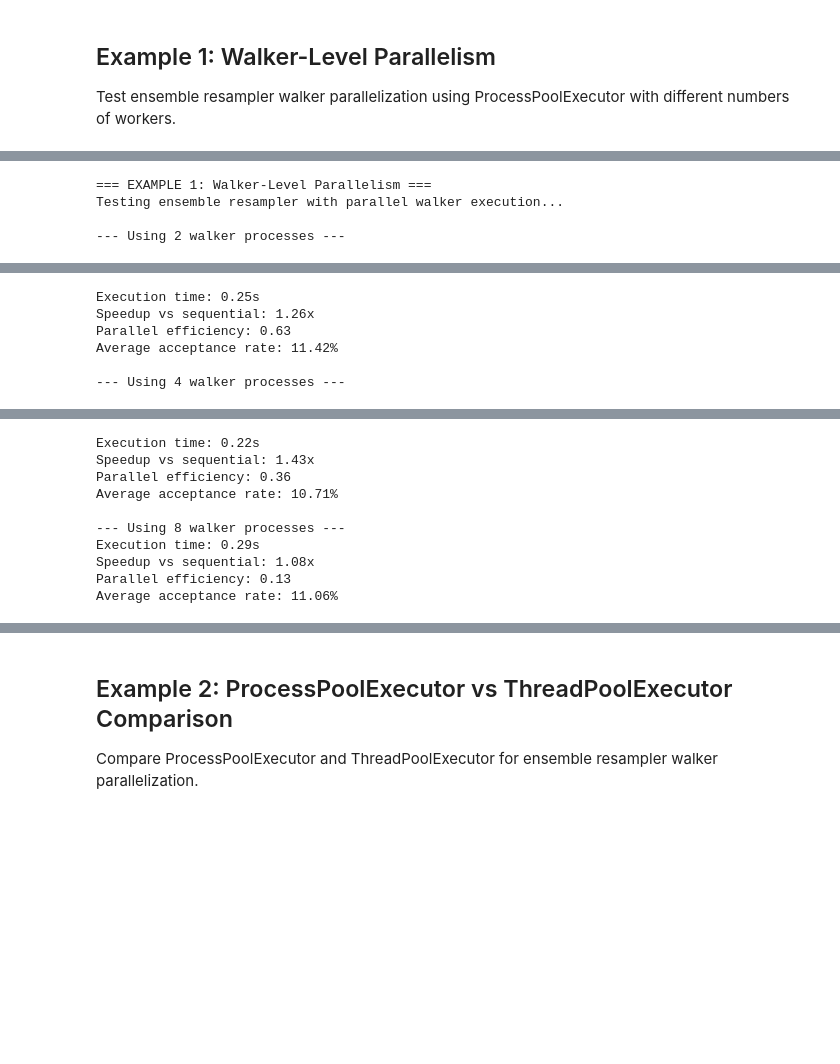
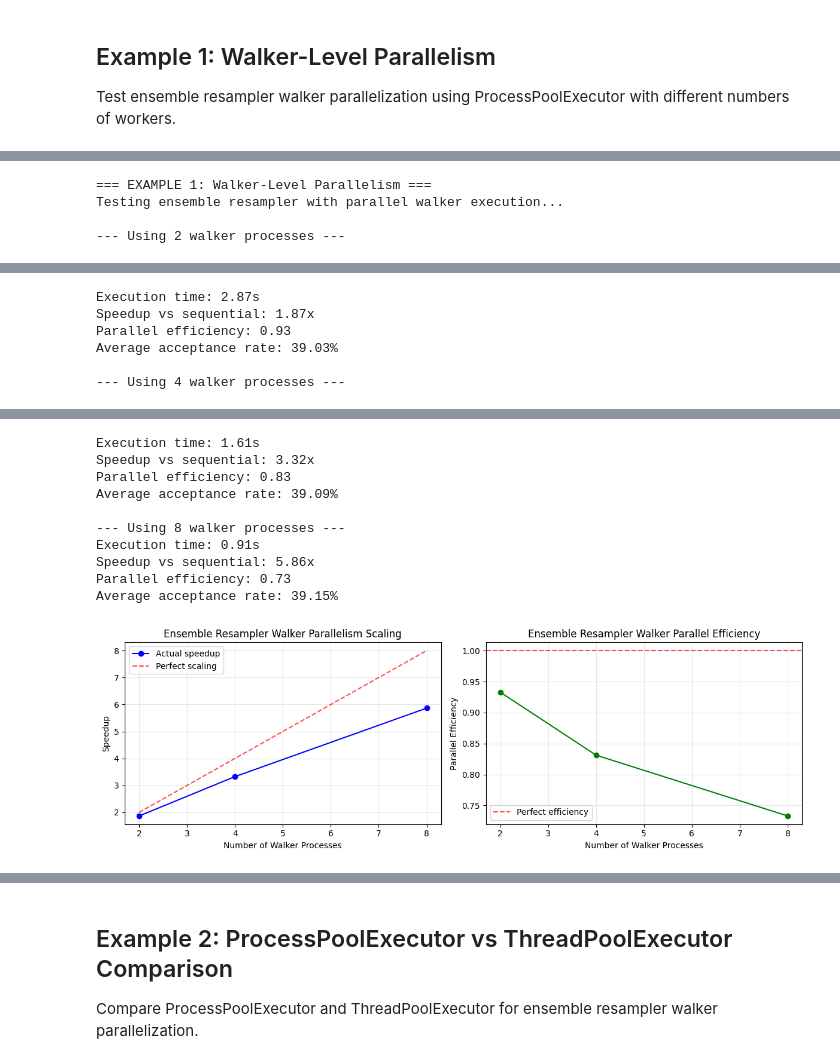
Before and after one commit to auggiemarignier/pyTransC, a Jupyter notebook: examples/Regression/TransC_Regression_parallel.ipynb, the cells around one changed output, grey strips where cells are left out. Saved outputs shown, nothing was run; the diff lists cells and outputs as text; code cells hidden in the pictures; blank space fills up the shorter version.

```diff
--- a/examples/Regression/TransC_Regression_parallel.ipynb
+++ b/examples/Regression/TransC_Regression_parallel.ipynb
@@ -141,0 +150,11 @@ Problem setup:
+# %%
+# first we optimize each state to find good starting point for all McMC samplers
+rng = np.random.default_rng(42)
+nll = lambda *args: -log_posterior(*args)
+ml = []
+print("Maximum a posterori estimates:")
+for i in range(n_states):
+    initial = 0.5 * np.ones(i + 1)
+    soln = minimize(nll, initial, args=(i,))
+    ml.append(soln.x)
+    print("x_ml ", soln.x)
@@ -883,0 +890,24 @@ Ensemble resampler will use 16 walkers and 2000 steps
+# %%
+# Build pseudo-priors from the posterior ensembles
+print("\nBuilding pseudo-priors from posterior ensembles...")
+
+start_time = time.time()
+log_pseudo_prior = build_auto_pseudo_prior(ensemble_per_state=ensemble_per_state)
+
+# Evaluate pseudo-priors for all ensemble members
+log_pseudo_prior_ens = []
+for i, ens in enumerate(ensemble_per_state):
+    log_pseudo_prior_ens.append(np.array([log_pseudo_prior(x, i) for x in ens]))
+
+pseudo_prior_time = time.time() - start_time
+
+print(f"Pseudo-prior generation completed in {pseudo_prior_time:.2f} seconds")
+print(f"Ready for ensemble resampler with:")
+for i in range(n_states):
+    print(f"  State {i}: {len(ensemble_per_state[i])} samples")
+
+# Store ensemble resampler parameters
+er_n_walkers = 16  # Fewer walkers for faster demonstration
+er_n_steps = 100000  # Sufficient steps for convergence
+
+print(f"\nEnsemble resampler will use {er_n_walkers} walkers and {er_n_steps} steps")
@@ -992,6 +1072,10 @@ for n_walker_procs in er_walker_process_counts:
     print(f"Parallel efficiency: {efficiency:.2f}")
     print(f"Average acceptance rate: {np.mean(er_acceptance_rates_par):.2f}%")
 
+    # Calculate state visitation frequencies
+    state_visits_par = np.bincount(er_state_chains_par.flatten(), minlength=n_states)
+    state_frequencies_par = state_visits_par / state_visits_par.sum()
+
 # Plot walker parallelism scaling
 if len(er_walker_times) > 1:
     plt.figure(figsize=(12, 4))
@@ -1041,6 +1125,6 @@ Number of walkers               : 16
-Execution time: 0.25s
-Speedup vs sequential: 1.26x
-Parallel efficiency: 0.63
-Average acceptance rate: 11.42%
+Execution time: 2.87s
+Speedup vs sequential: 1.87x
+Parallel efficiency: 0.93
+Average acceptance rate: 39.03%
 
 --- Using 4 walker processes ---
@@ -1053,10 +1137,11 @@ Number of walkers               : 16
-Execution time: 0.22s
-Speedup vs sequential: 1.43x
-Parallel efficiency: 0.36
-Average acceptance rate: 10.71%
+Execution time: 1.61s
+Speedup vs sequential: 3.32x
+Parallel efficiency: 0.83
+Average acceptance rate: 39.09%
 
 --- Using 8 walker processes ---
-Execution time: 0.29s
-Speedup vs sequential: 1.08x
-Parallel efficiency: 0.13
-Average acceptance rate: 11.06%
+Execution time: 0.91s
+Speedup vs sequential: 5.86x
+Parallel efficiency: 0.73
+Average acceptance rate: 39.15%
+[figure, added]
```
Also changed, not shown: parts of 27 cells of this notebook, 2 other files.
